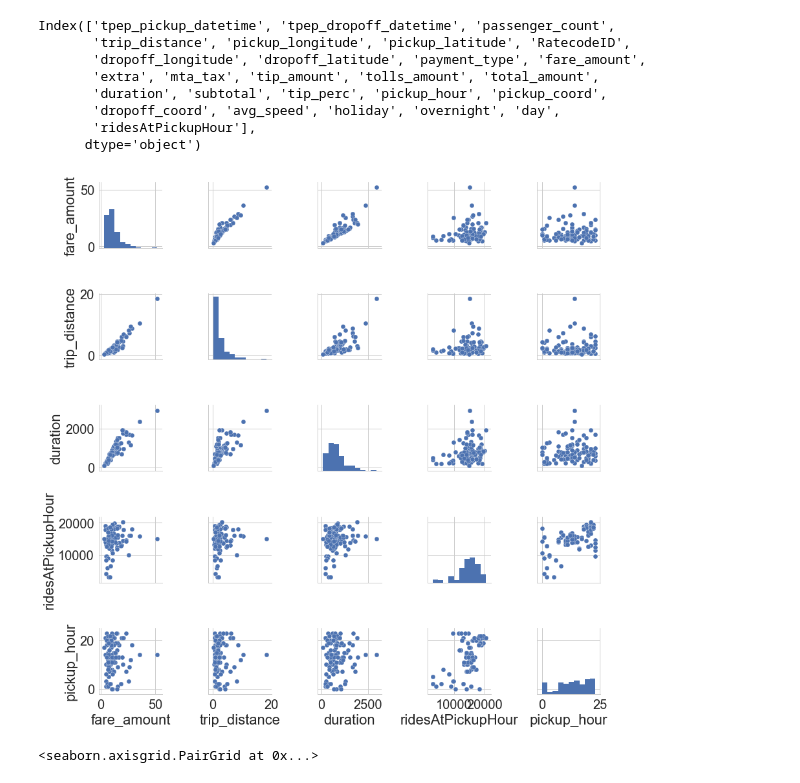
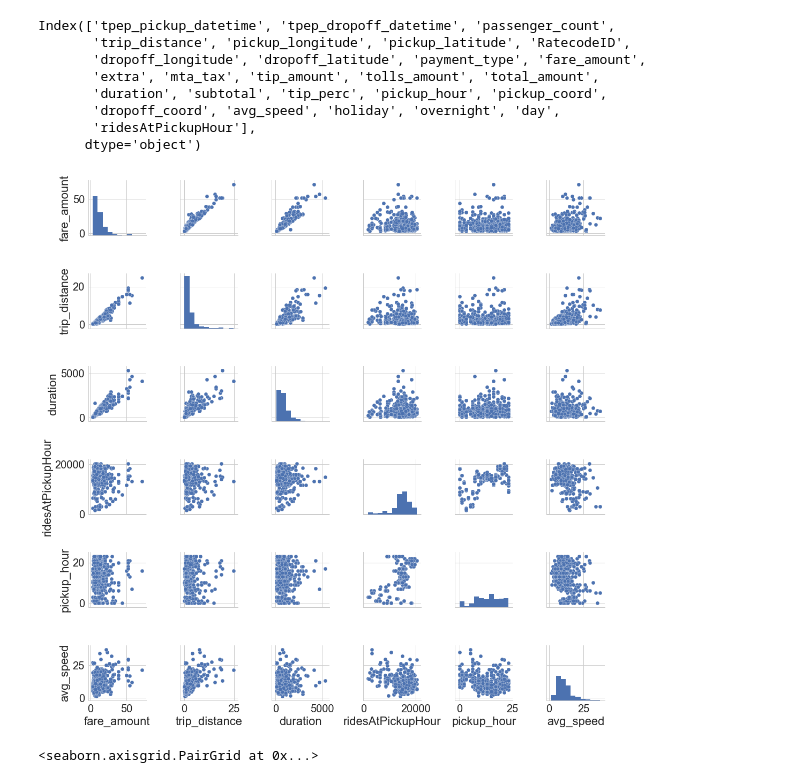
Before and after one commit to Sitorias/TaxiPrediction, a Jupyter notebook: Task 2 - Predicting Taxi Ride Prices - Leo.ipynb, the cells around one changed output. Drawn from its saved outputs; the diff is of its cells as text; code cells hidden in the pictures.

```diff
--- a/Task 2 - Predicting Taxi Ride Prices - Leo.ipynb
+++ b/Task 2 - Predicting Taxi Ride Prices - Leo.ipynb
@@ -745,11 +738,11 @@ Index(['tpep_pickup_datetime', 'tpep_dropoff_datetime', 'passenger_count',
        'ridesAtPickupHour'],
       dtype='object')
 # %%
-sns.pairplot(train[["fare_amount","trip_distance","duration","ridesAtPickupHour","pickup_hour"
-                   ]].sample(n=100))
+sns.pairplot(train[["fare_amount","trip_distance","duration","ridesAtPickupHour","pickup_hour","avg_speed"
+                   ]].sample(n=500))
 plt.savefig('plots/PairWisePlot.pdf')
 # %% [output]
-[figure, old version]
+[figure, new version]
 # %%
 sns.pairplot(train.sample(n=500).drop(["RatecodeID","payment_type","extra","mta_tax",
                                        "tolls_amount","passenger_count","holiday","overnight","subtotal","total_amount",
```
Also changed, not shown: parts of 61 cells of this notebook, 3 other files.
